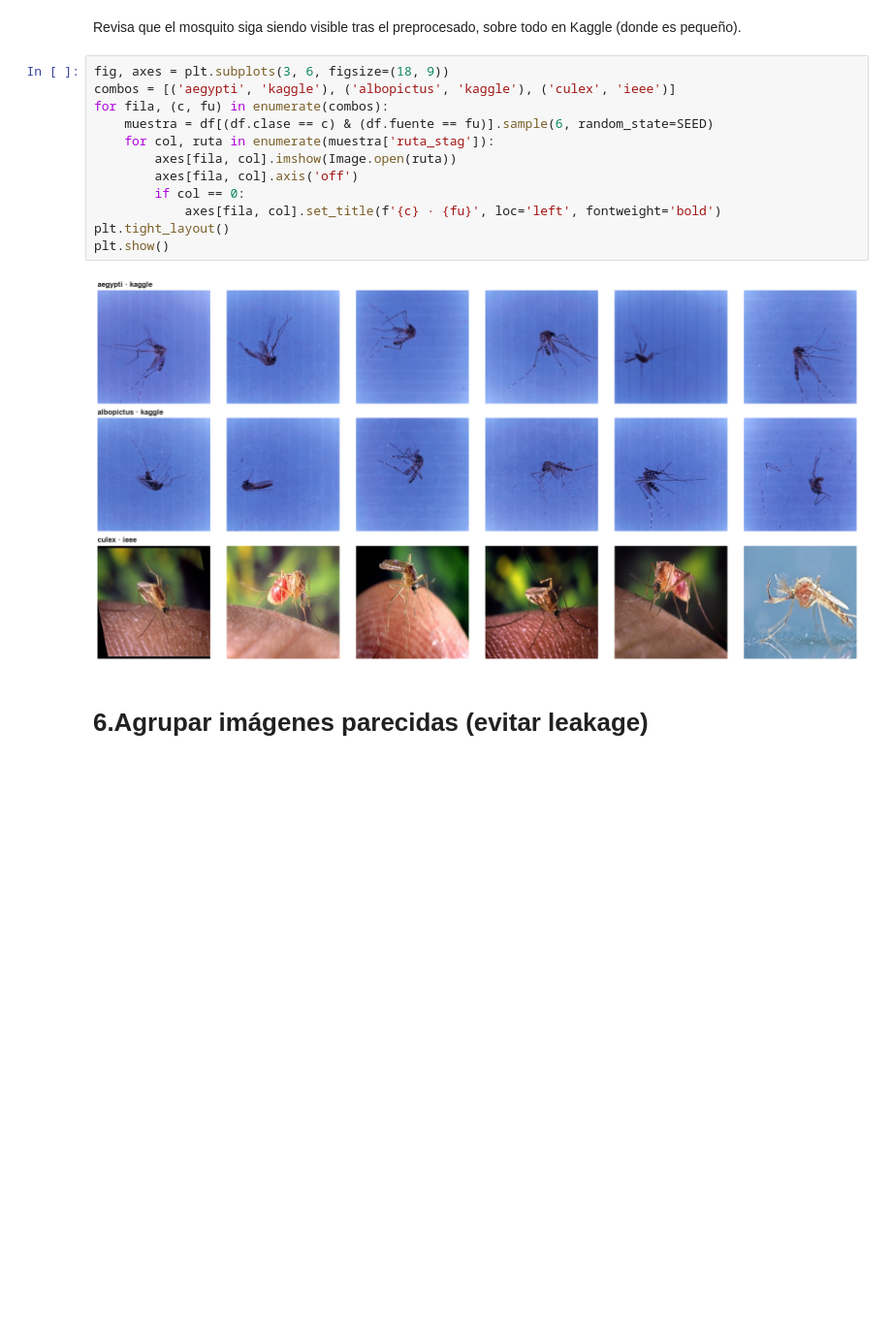
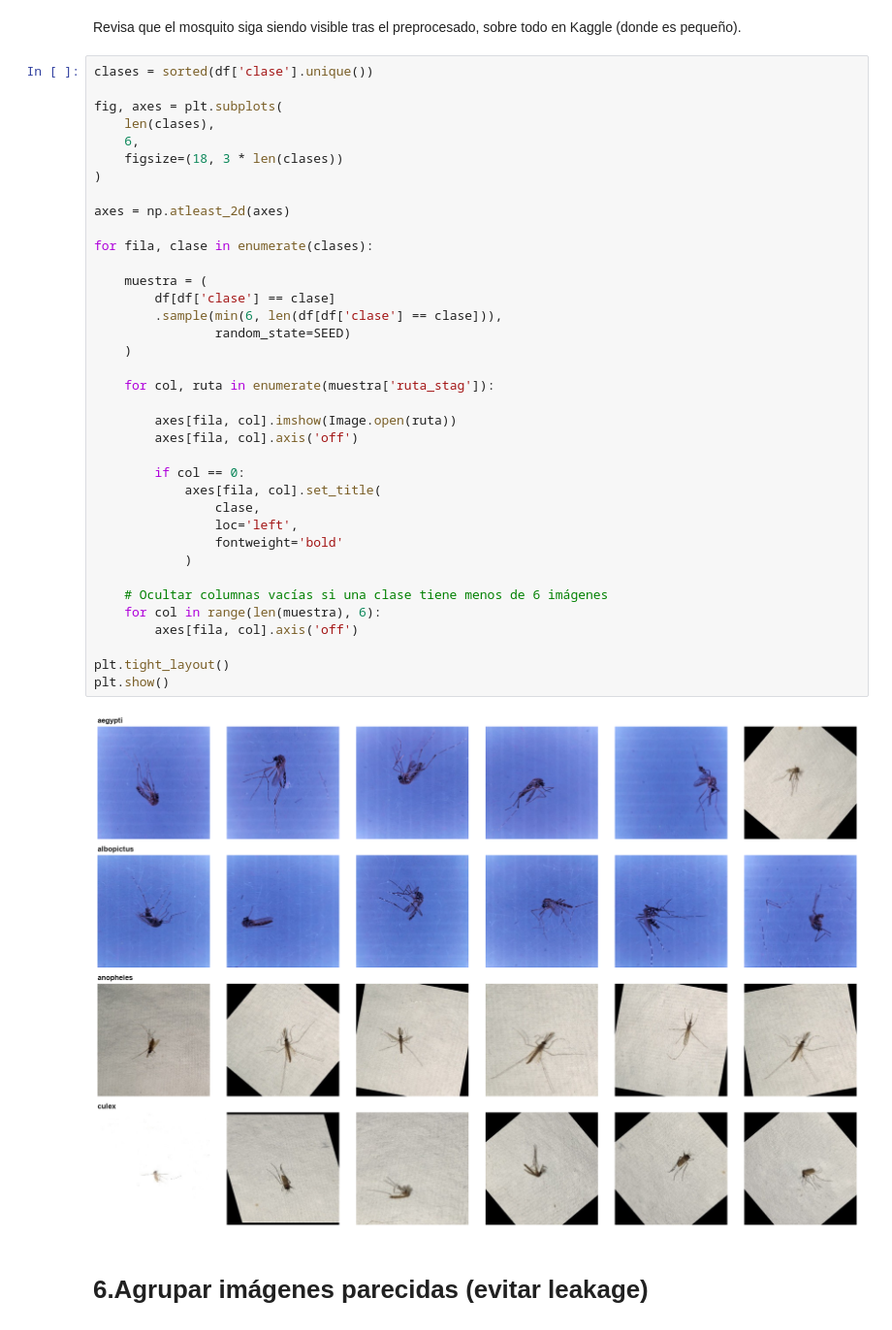
Before and after one commit to SebasCS-1/VectorIA, a Jupyter notebook: notebooks/02_Preprocesado_y_Split.ipynb, the cells around one changed output. Shown at 97% size. Drawn from its saved outputs; the diff is of its cells as text; blank space fills up the shorter version.

```diff
--- a/notebooks/02_Preprocesado_y_Split.ipynb
+++ b/notebooks/02_Preprocesado_y_Split.ipynb
@@ -207,19 +366,44 @@ Imágenes procesadas: 5407
 # %% [markdown]
 Revisa que el mosquito siga siendo visible tras el preprocesado, sobre todo en Kaggle (donde es pequeño).
 # %%
-fig, axes = plt.subplots(3, 6, figsize=(18, 9))
-combos = [('aegypti', 'kaggle'), ('albopictus', 'kaggle'), ('culex', 'ieee')]
-for fila, (c, fu) in enumerate(combos):
-    muestra = df[(df.clase == c) & (df.fuente == fu)].sample(6, random_state=SEED)
+clases = sorted(df['clase'].unique())
+
+fig, axes = plt.subplots(
+    len(clases),
+    6,
+    figsize=(18, 3 * len(clases))
+)
+
+axes = np.atleast_2d(axes)
+
+for fila, clase in enumerate(clases):
+
+    muestra = (
+        df[df['clase'] == clase]
+        .sample(min(6, len(df[df['clase'] == clase])),
+                random_state=SEED)
+    )
+
     for col, ruta in enumerate(muestra['ruta_stag']):
+
         axes[fila, col].imshow(Image.open(ruta))
         axes[fila, col].axis('off')
+
         if col == 0:
-            axes[fila, col].set_title(f'{c} · {fu}', loc='left', fontweight='bold')
+            axes[fila, col].set_title(
+                clase,
+                loc='left',
+                fontweight='bold'
+            )
+
+    # Ocultar columnas vacías si una clase tiene menos de 6 imágenes
+    for col in range(len(muestra), 6):
+        axes[fila, col].axis('off')
+
 plt.tight_layout()
 plt.show()
 # %% [output]
-[figure, old version]
+[figure, new version]
 # %% [markdown]
 # 6.Agrupar imágenes parecidas (evitar leakage)
 # %% [markdown]
```
Also changed, not shown: parts of 25 cells of this notebook, 5 other files.
